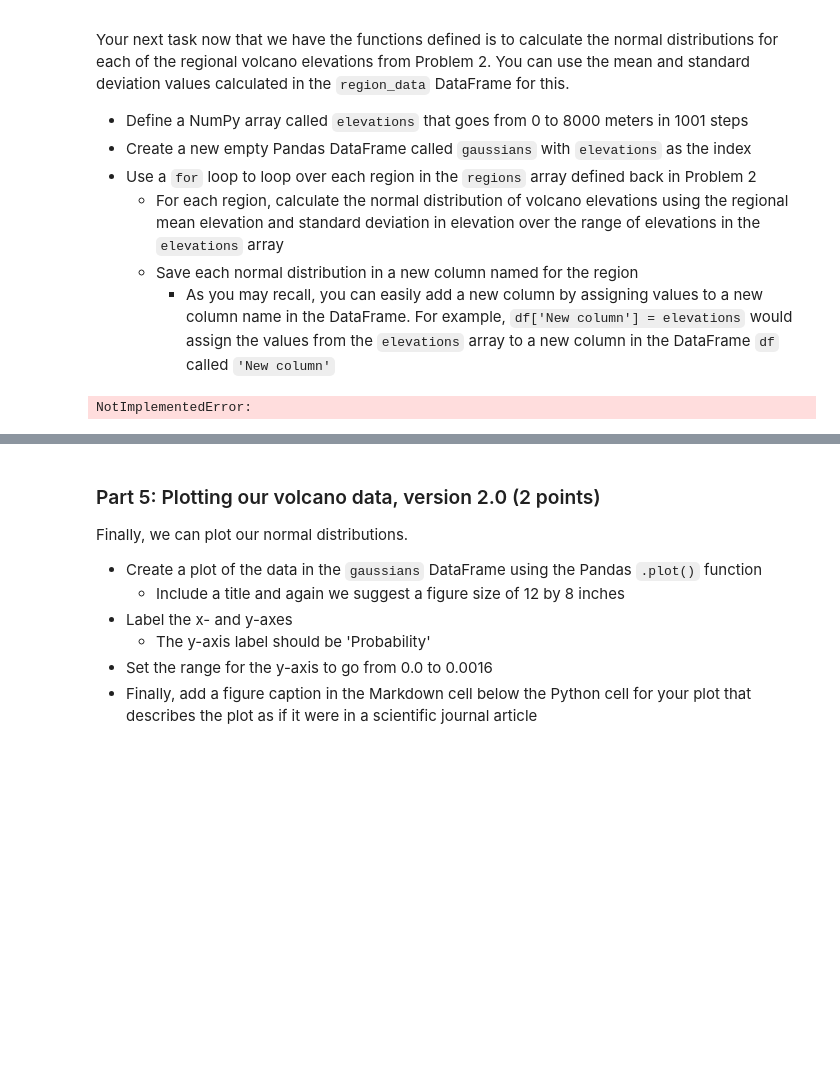
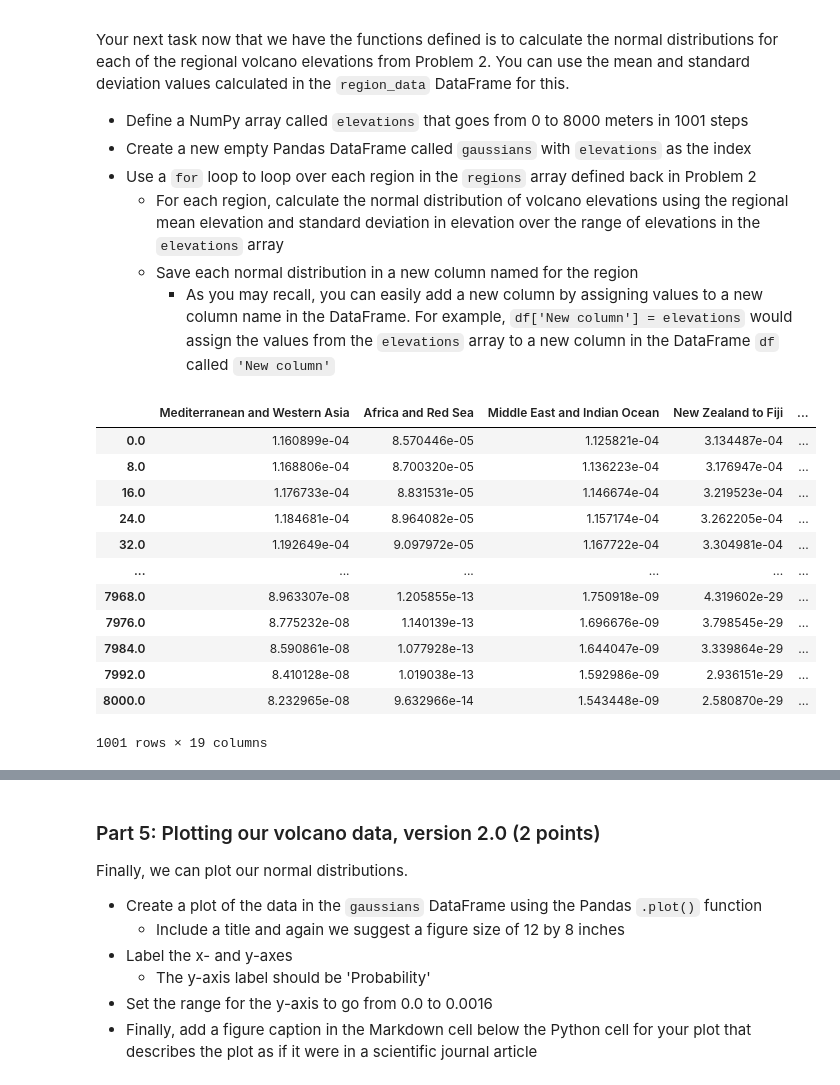
Before and after one commit to NIGS-GeoPython2025/exercise-8-HM-Rufino, a Jupyter notebook: Exercise-8-problems-1-2.ipynb, the cells around one changed output, grey strips where cells are left out. Cells and saved outputs as stored; diff of their text form; code cells hidden in the pictures; blank space fills up the shorter version.

```diff
--- a/Exercise-8-problems-1-2.ipynb
+++ b/Exercise-8-problems-1-2.ipynb
@@ -383,17 +365,32 @@ Your next task now that we have the functions defined is to calculate the normal
     - For each region, calculate the normal distribution of volcano elevations using the regional mean elevation and standard deviation in elevation over the range of elevations in the `elevations` array
     - Save each normal distribution in a new column named for the region
         - As you may recall, you can easily add a new column by assigning values to a new column name in the DataFrame. For example, `df['New column'] = elevations` would assign the values from the `elevations` array to a new column in the DataFrame `df` called `'New column'`
-# %%
-# Array of elevations
-elevations = None
-
-# New DataFrame for normal distributions
-gaussians = None
-
-# YOUR CODE HERE
-raise NotImplementedError()
-# %% [output]
-NotImplementedError:
+# %%
+# Array of elevations
+elevations = np.linspace(0, 8000, 1001)
+
+# New DataFrame for normal distributions
+gaussians = pd.DataFrame(index = elevations)
+
+# Calculates the normal distribution per region
+for region in regions:
+    mean =region_data.loc[region, "Mean elevation"]
+    stddev = region_data.loc[region, "Standard Deviation"]
+    gaussians[region] = gaussian(elevations, mean, stddev)
+# %% [output]
+|  | Mediterranean and Western Asia | Africa and Red Sea | Middle East and Indian Ocean | New Zealand to Fiji | ... |
+| 0.0 | 1.160899e-04 | 8.570446e-05 | 1.125821e-04 | 3.134487e-04 | ... |
+| 8.0 | 1.168806e-04 | 8.700320e-05 | 1.136223e-04 | 3.176947e-04 | ... |
+| 16.0 | 1.176733e-04 | 8.831531e-05 | 1.146674e-04 | 3.219523e-04 | ... |
+| 24.0 | 1.184681e-04 | 8.964082e-05 | 1.157174e-04 | 3.262205e-04 | ... |
+| 32.0 | 1.192649e-04 | 9.097972e-05 | 1.167722e-04 | 3.304981e-04 | ... |
+| ... | ... | ... | ... | ... | ... |
+| 7968.0 | 8.963307e-08 | 1.205855e-13 | 1.750918e-09 | 4.319602e-29 | ... |
+| 7976.0 | 8.775232e-08 | 1.140139e-13 | 1.696676e-09 | 3.798545e-29 | ... |
+| 7984.0 | 8.590861e-08 | 1.077928e-13 | 1.644047e-09 | 3.339864e-29 | ... |
+| 7992.0 | 8.410128e-08 | 1.019038e-13 | 1.592986e-09 | 2.936151e-29 | ... |
+| 8000.0 | 8.232965e-08 | 9.632966e-14 | 1.543448e-09 | 2.580870e-29 | ... |
+1001 rows × 19 columns
 # %%
 # This test print should work
 print(f"The elevation at index 400 is {elevations[400]}. The expected value is 3200.0.")
```
Also changed, not shown: parts of 10 cells of this notebook.
